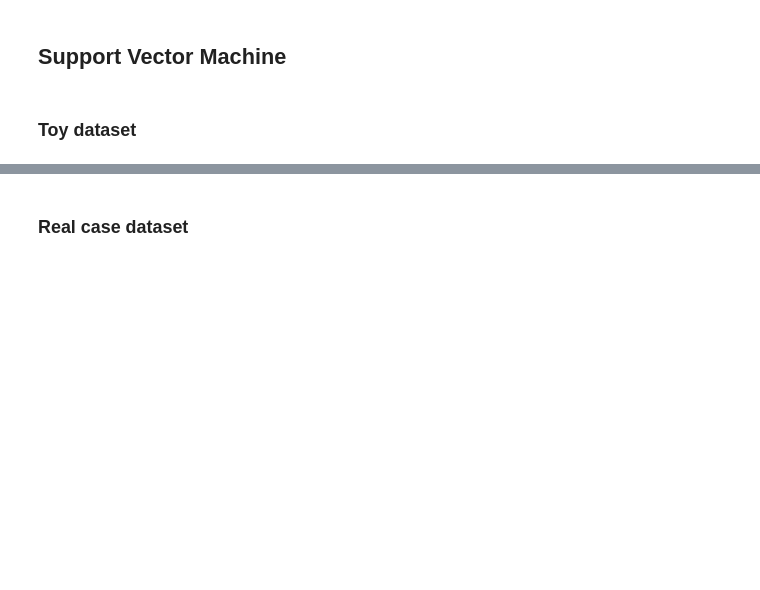
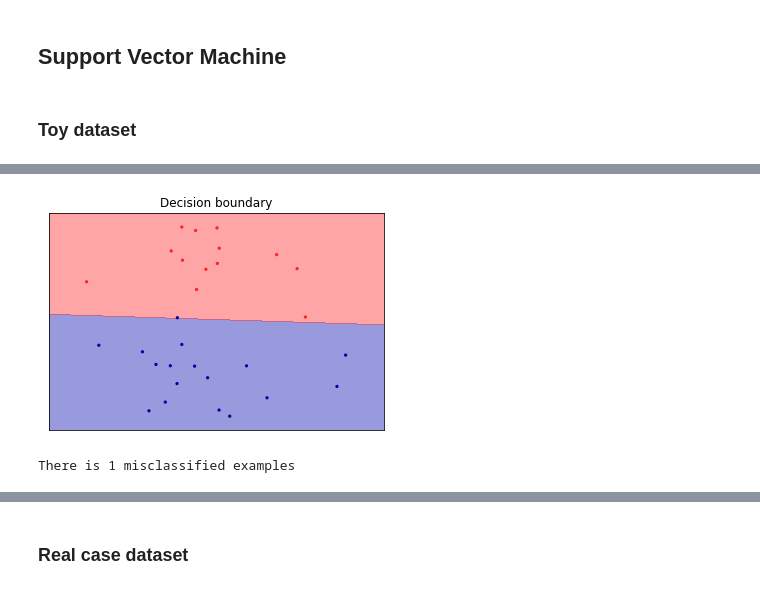
Before and after one commit to RaphaelChevasson/data-analysis, a Jupyter notebook: session-4/session-4.ipynb, the cells around one changed output, grey strips where cells are left out. Saved outputs shown, nothing was run; the diff lists cells and outputs as text; code cells hidden in the pictures; blank space fills up the shorter version.

```diff
--- a/session-4/session-4.ipynb
+++ b/session-4/session-4.ipynb
@@ -32,0 +39,26 @@ from sklearn.svm import SVC
+# %%
+# create a SVM model for classification with SVC class.
+# Use a linear kernel. Train it and evaluate its accuracy
+
+def fit_and_score(model_class, X_train, X_test, y_train, y_test, *args, **kwargs):
+    model = model_class(*args, **kwargs)
+    model.fit(X_train, y_train)
+    print("building {} model with {} parameters:".format(model_class.__name__, len(args) + len(kwargs)),
+          ', '.join(["arg {} = {}".format(i, args[i]) for i in range(len(args))]
+                    + ["{} = {}".format(kwarg, kwargs[kwarg]) for kwarg in kwargs]))
+    print(" | score on train set:", model.score(X_train, y_train))
+    print(" | score on test set:", model.score(X_test, y_test))
+    return model
+
+from sklearn.svm import SVC
+model = fit_and_score(SVC, X_train, X_test, y_train, y_test, kernel='linear', random_state=1)
+
+# how many support vectors have been found for each class ? Print them
+print()
+print(*["there is {} support vectors for class {}".format(model.n_support_[iclass], iclass)
+        for iclass in [0, 1]],
+      sep='\n')
+
+print()
+print("the support vectors are:")
+print(model.support_vectors_)
@@ -33,10 +83,18 @@ from sklearn.svm import SVC
 # %%
 %run plots.py
 figure = plt.figure()
 
 # visualize the decision boundary of your SVM. How many
 # points are misclassified ? Is your dataset linearly
 # separable ? Do you think it would be possible to improve
 # the accuracy of the model ? Explain why.
 
-# YOUR CODE HERE
+plot_2d_separator(model, X_test, y_test, fill=True, eps=0.5, alpha=0.4)
+plt.title("Decision boundary")
+plt.show()
+s = model.score(X_test, y_test)
+
+print("There is {} misclassified examples".format(int(round((1-s)*len(X_test)))))
+# %% [output]
+[figure, added]
+There is 1 misclassified examples
```
Also changed, not shown: parts of 18 cells of this notebook, 2 other files.
